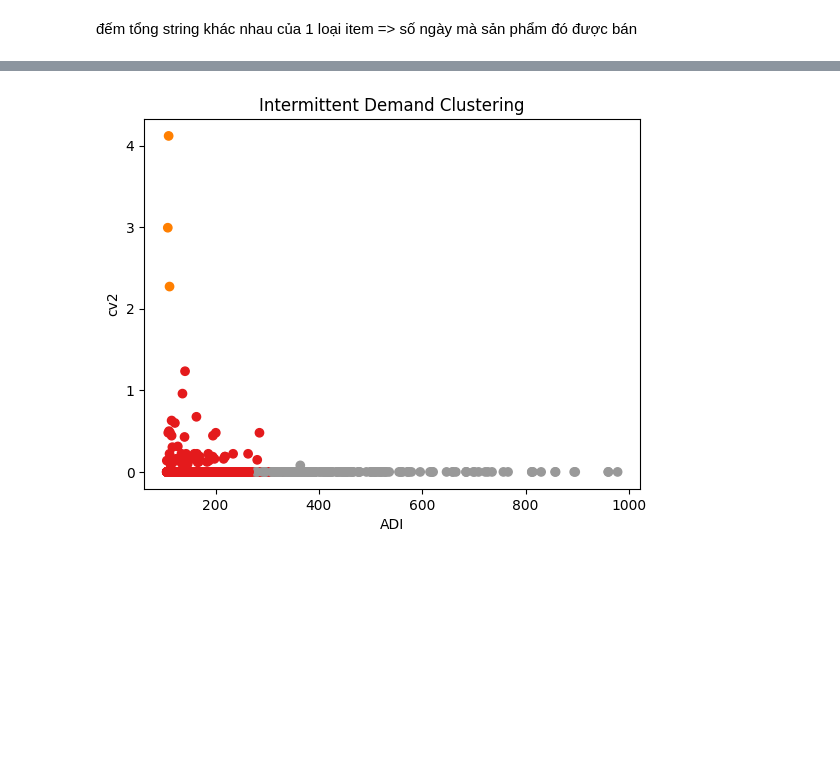
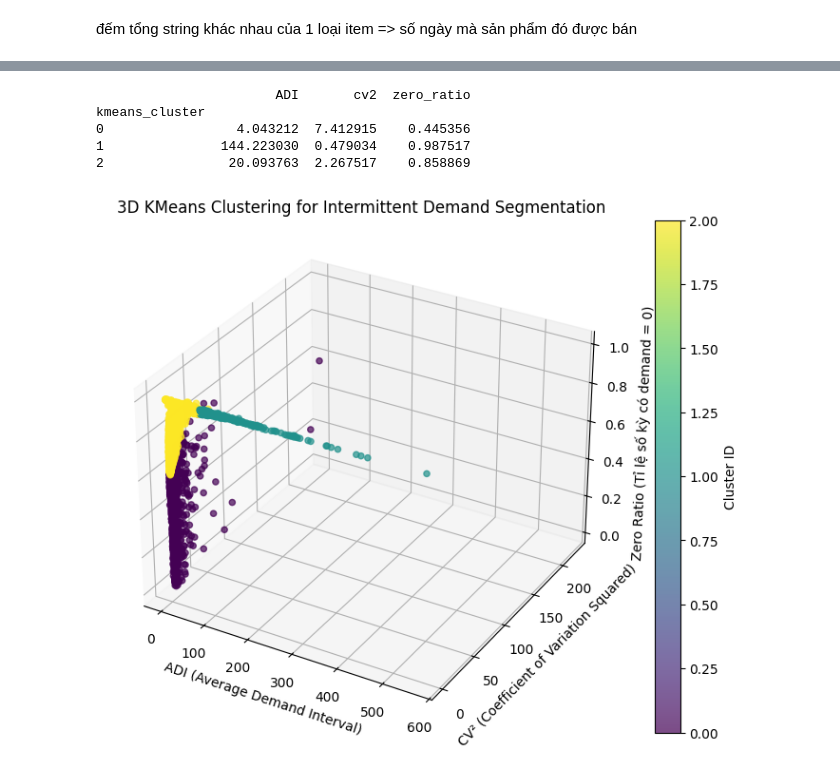
Before and after one commit to thanhnam412/data_science_project, a Jupyter notebook: data_science_ecommerce/src/analysis/analysis.ipynb, the cells around one changed output, grey strips where cells are left out. Saved outputs shown, nothing was run; the diff lists cells and outputs as text; code cells hidden in the pictures; blank space fills up the shorter version.

```diff
--- a/data_science_ecommerce/src/analysis/analysis.ipynb
+++ b/data_science_ecommerce/src/analysis/analysis.ipynb
@@ -212,12 +270,0 @@ df_visual = filter_items[["ADI", "cv2", "zero_ratio"]].dropna().copy()
-# %%
-from sklearn.preprocessing import StandardScaler
-from sklearn.cluster import KMeans
-
-X = df_visual[['ADI', 'cv2', 'zero_ratio']].fillna(0)
-scaler = StandardScaler()
-X_scaled = scaler.fit_transform(X)
-
-kmeans = KMeans(n_clusters=3, random_state=42)
-df_visual['demand_cluster'] = kmeans.fit_predict(X_scaled)
-
-print(df_visual['demand_cluster'])
@@ -238,10 +271,48 @@ Name: demand_cluster, Length: 971, dtype: int32
-# %%
-import matplotlib.pyplot as plt
-
-plt.scatter(df_visual['ADI'], df_visual['cv2'], c=df_visual['demand_cluster'], cmap='Set1')
-plt.xlabel("ADI")
-plt.ylabel("cv2")
-plt.title("Intermittent Demand Clustering")
-plt.show()
-# %% [output]
-[figure, removed]
+# %%
+import pandas as pd
+from sklearn.preprocessing import StandardScaler
+from sklearn.cluster import KMeans
+import matplotlib.pyplot as plt
+from mpl_toolkits.mplot3d import Axes3D
+
+# Giả sử df_visual đã có cột ADI, cv2, zero_ratio
+X = df_visual[['ADI','cv2','zero_ratio']].fillna(0)
+
+# Chuẩn hóa dữ liệu để KMeans không bị ảnh hưởng bởi scale
+scaler = StandardScaler()
+X_scaled = scaler.fit_transform(X)
+
+# Khởi tạo KMeans với 3 cluster
+kmeans = KMeans(n_clusters=3, random_state=42)
+df_visual['kmeans_cluster'] = kmeans.fit_predict(X_scaled)
+
+# Kiểm tra trung bình từng cluster
+print(df_visual.groupby('kmeans_cluster')[['ADI','cv2','zero_ratio']].mean())
+
+# Vẽ 3D scatter plot theo cluster KMeans
+fig = plt.figure(figsize=(10, 7))
+ax = fig.add_subplot(111, projection='3d')
+
+sc = ax.scatter(
+    df_visual["ADI"],
+    df_visual["cv2"],
+    df_visual["zero_ratio"],
+    c=df_visual["kmeans_cluster"],
+    cmap="viridis",
+    alpha=0.7
+)
+
+ax.set_xlabel("ADI (Average Demand Interval)")
+ax.set_ylabel("CV² (Coefficient of Variation Squared)")
+ax.set_zlabel("Zero Ratio (Tỉ lệ số kỳ có demand = 0)")
+ax.set_title("3D KMeans Clustering for Intermittent Demand Segmentation")
+
+fig.colorbar(sc, ax=ax, label="Cluster ID")
+plt.show()
+# %% [output]
+                       ADI       cv2  zero_ratio
+kmeans_cluster
+0                 4.043212  7.412915    0.445356
+1               144.223030  0.479034    0.987517
+2                20.093763  2.267517    0.858869
+[figure, added]
```
Also changed, not shown: parts of 16 cells of this notebook, 1 other file.
